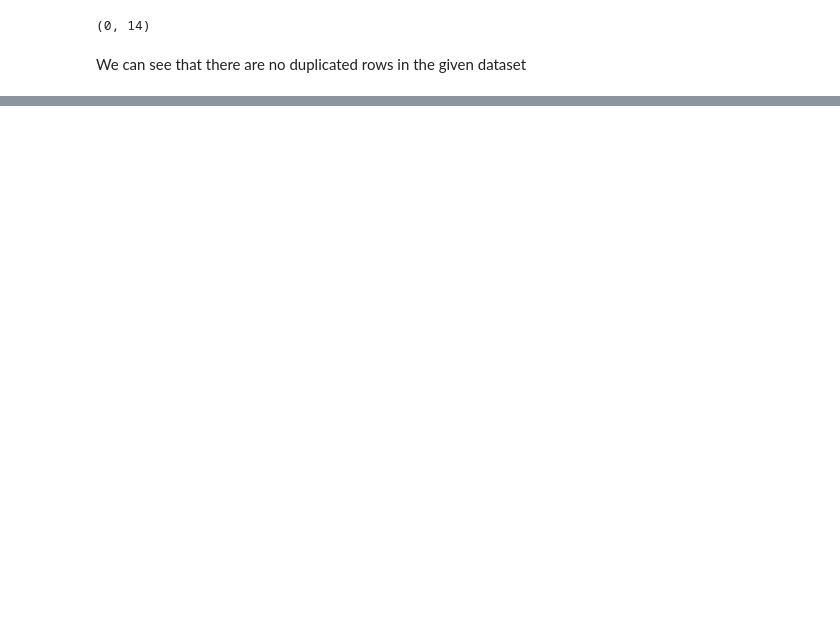
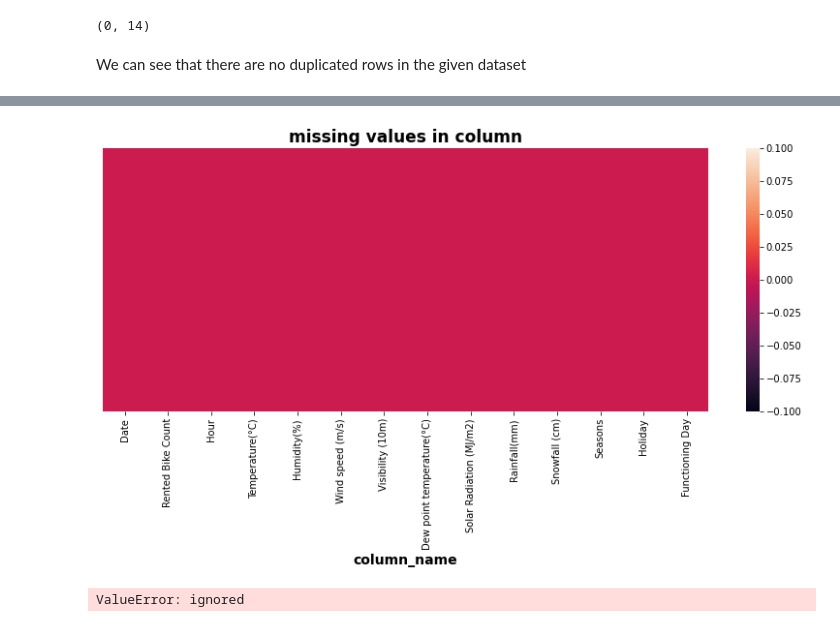
Before and after one commit to Nakulpradeep94/Bike_Sharing_demand_prediction, a Jupyter notebook: Bike_Sharing_Demand_Prediction_Capstone_Project.ipynb, the cells around one changed output, grey strips where cells are left out. Cells and saved outputs as stored; diff of their text form; code cells hidden in the pictures; blank space fills up the shorter version.

```diff
--- a/Bike_Sharing_Demand_Prediction_Capstone_Project.ipynb
+++ b/Bike_Sharing_Demand_Prediction_Capstone_Project.ipynb
@@ -184,0 +215,13 @@ We can see that there are no duplicated rows in the given dataset
+# %%
+# Checking missing values
+plt.figure(figsize=(14, 5))
+sns.heatmap(df.isnull(), cbar=True, yticklabels=False)
+plt.xlabel("column_name", size=14, weight="bold")
+plt.title("missing values in column",fontweight="bold",size=17)
+plt.show()
+# %% [output]
+[figure, added]
+# %%
+df['Date']=df['Date'].apply(lambda x:datetime.strptime(x, '%d%m%y'))
+# %% [output]
+ValueError: ignored
```
Also changed, not shown: parts of 4 cells of this notebook.
